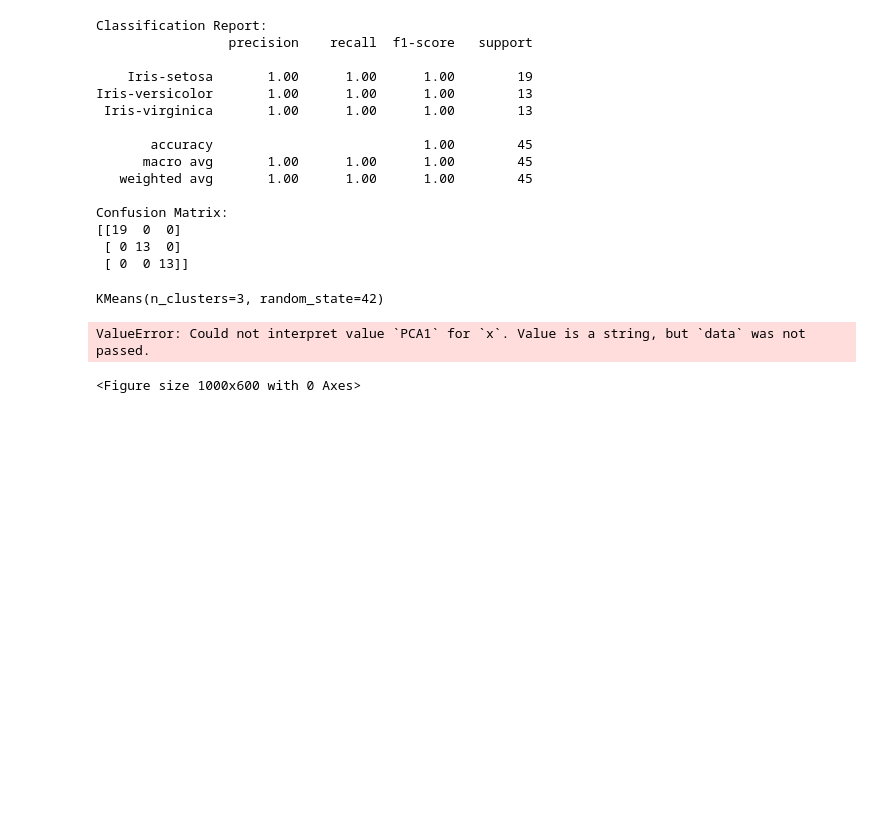
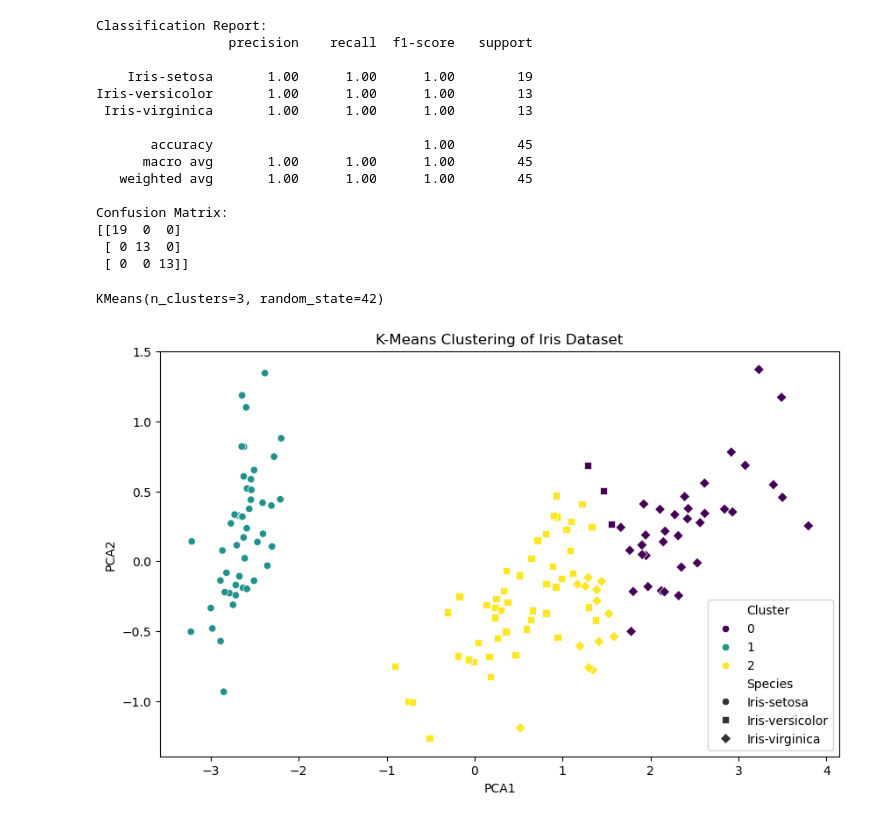
Before and after one commit to amaan-igs/Data-Analytics, a Jupyter notebook: ML/ML-Quiz.ipynb, the cells around one changed output. Drawn from its saved outputs; the diff is of its cells as text; code cells hidden in the pictures; blank space fills up the shorter version.

```diff
--- a/ML/ML-Quiz.ipynb
+++ b/ML/ML-Quiz.ipynb
@@ -74,9 +79,8 @@ df['PCA1'] = pca_features[:, 0]
 df['PCA2'] = pca_features[:, 1]
 # %%
 plt.figure(figsize=(10, 6))
-sns.scatterplot(x='PCA1', y='PCA2', hue='Cluster', palette='viridis', df=df, style='Species', markers=['o', 's', 'D'])
+sns.scatterplot(x='PCA1', y='PCA2', hue='Cluster', palette='viridis', data=df, style='Species', markers=['o', 's', 'D'])
 plt.title('K-Means Clustering of Iris Dataset')
 plt.show()
 # %% [output]
-ValueError: Could not interpret value `PCA1` for `x`. Value is a string, but `data` was not passed.
-<Figure size 1000x600 with 0 Axes>
+[figure, added]
```
Also changed, not shown: parts of 2 cells of this notebook, 1 other file.
